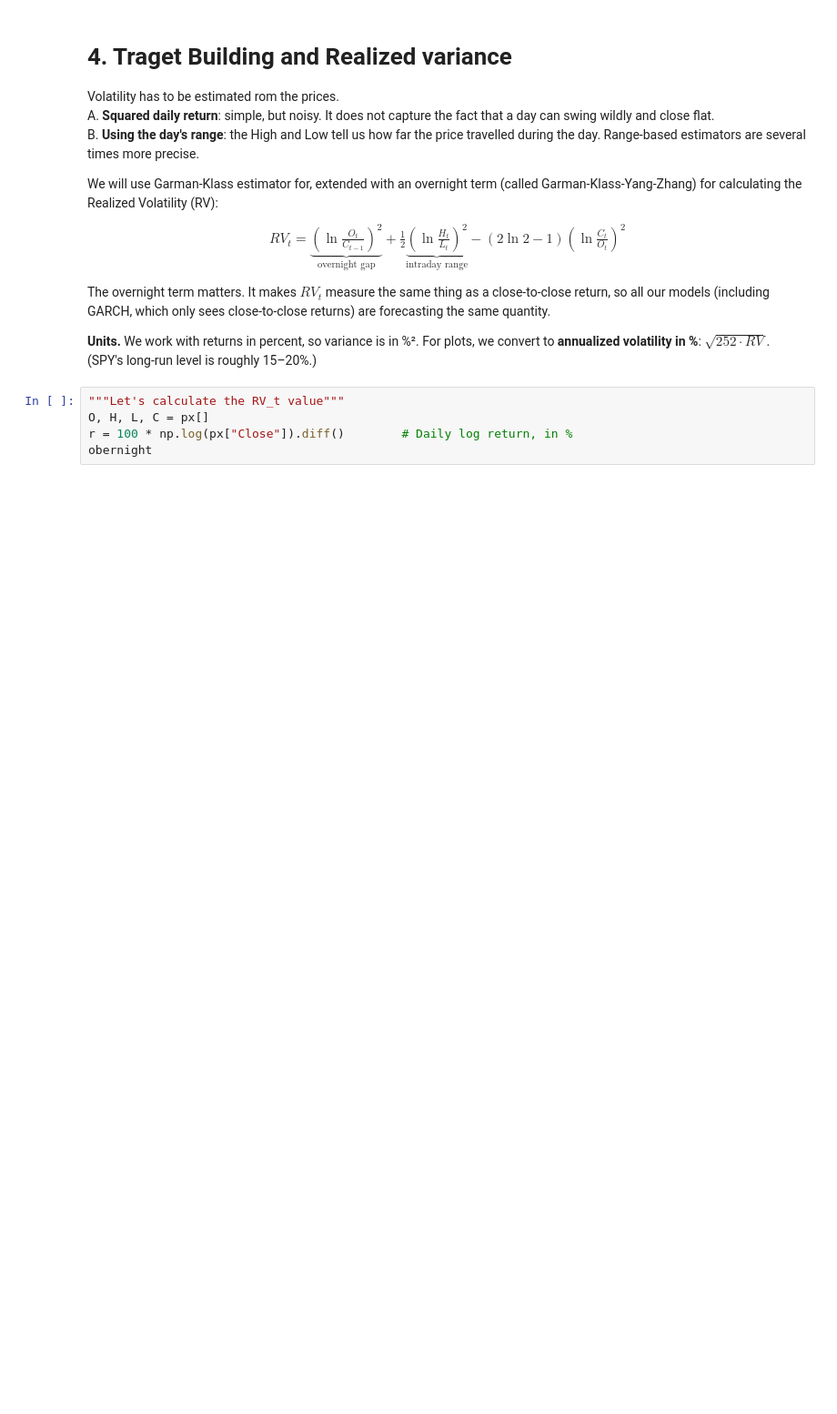
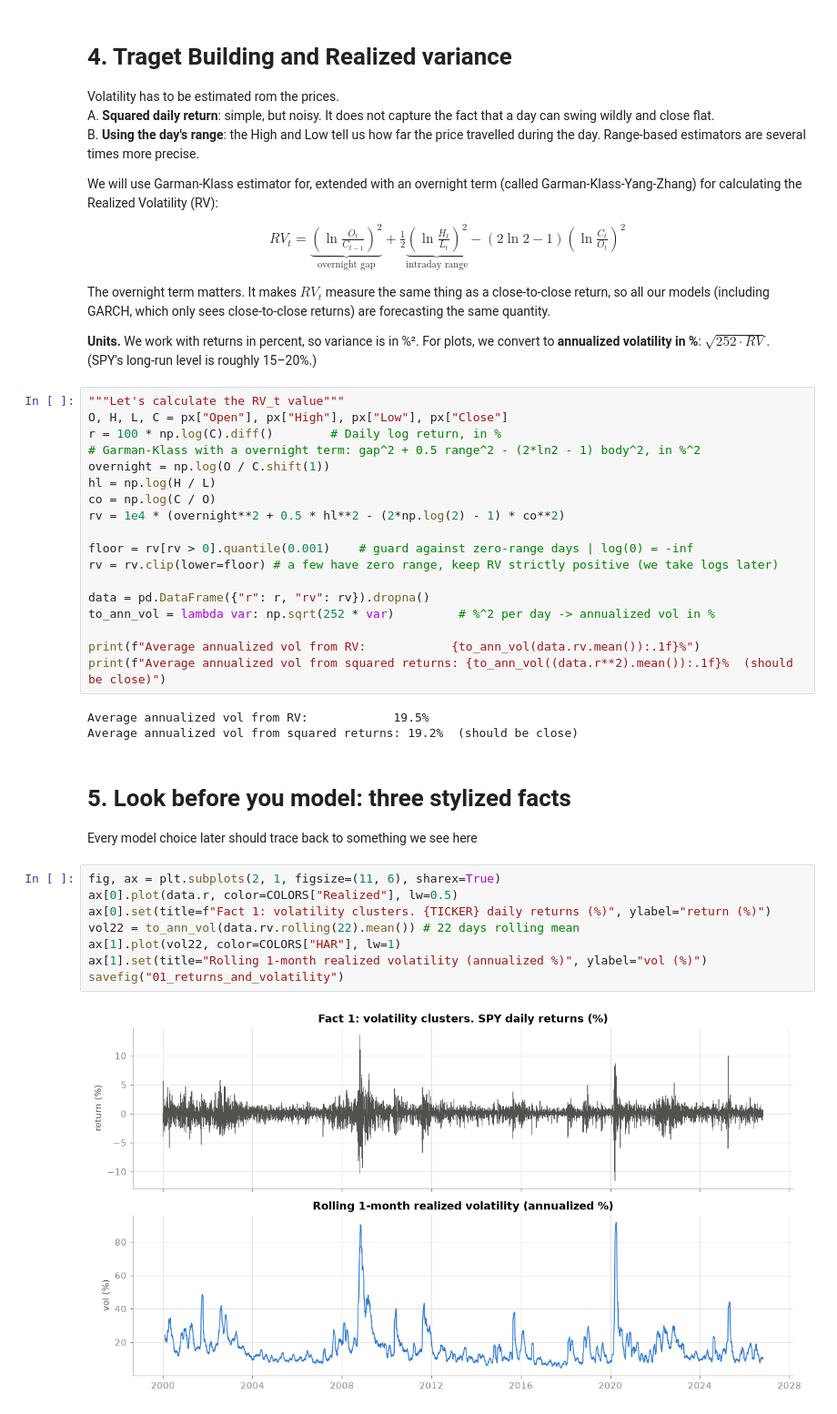
Before and after one commit to rajatsainju2025/volatility-forecasting, a Jupyter notebook: 01_volatility_forecasting.ipynb, the cells around one changed output. Shown at 91% size. Saved outputs shown, nothing was run; the diff lists cells and outputs as text; blank space fills up the shorter version.

Commit message:
Volatility clusters and 1 month realized volatility.

```diff
--- a/01_volatility_forecasting.ipynb
+++ b/01_volatility_forecasting.ipynb
@@ -118,9 +130,39 @@ models (including GARCH, which only sees close-to-close returns) are forecasting
 **annualized volatility in %**: $\sqrt{252 \cdot RV}$. (SPY's long-run level is roughly 15–20%.)
 # %%
 """Let's calculate the RV_t value"""
-O, H, L, C = px[]
-r = 100 * np.log(px["Close"]).diff()        # Daily log return, in %
-obernight
+O, H, L, C = px["Open"], px["High"], px["Low"], px["Close"]
+r = 100 * np.log(C).diff()        # Daily log return, in %
+# Garman-Klass with a overnight term: gap^2 + 0.5 range^2 - (2*ln2 - 1) body^2, in %^2
+overnight = np.log(O / C.shift(1))
+hl = np.log(H / L)
+co = np.log(C / O)
+rv = 1e4 * (overnight**2 + 0.5 * hl**2 - (2*np.log(2) - 1) * co**2)
+
+floor = rv[rv > 0].quantile(0.001)    # guard against zero-range days | log(0) = -inf
+rv = rv.clip(lower=floor) # a few have zero range, keep RV strictly positive (we take logs later)
+
+data = pd.DataFrame({"r": r, "rv": rv}).dropna()
+to_ann_vol = lambda var: np.sqrt(252 * var)         # %^2 per day -> annualized vol in %
+
+print(f"Average annualized vol from RV:            {to_ann_vol(data.rv.mean()):.1f}%")
+print(f"Average annualized vol from squared returns: {to_ann_vol((data.r**2).mean()):.1f}%  (should be close)")
+# %% [output]
+Average annualized vol from RV:            19.5%
+Average annualized vol from squared returns: 19.2%  (should be close)
+# %% [markdown]
+# 5. Look before you model: three stylized facts
+
+Every model choice later should trace back to something we see here
+# %%
+fig, ax = plt.subplots(2, 1, figsize=(11, 6), sharex=True)
+ax[0].plot(data.r, color=COLORS["Realized"], lw=0.5)
+ax[0].set(title=f"Fact 1: volatility clusters. {TICKER} daily returns (%)", ylabel="return (%)")
+vol22 = to_ann_vol(data.rv.rolling(22).mean()) # 22 days rolling mean
+ax[1].plot(vol22, color=COLORS["HAR"], lw=1)
+ax[1].set(title="Rolling 1-month realized volatility (annualized %)", ylabel="vol (%)")
+savefig("01_returns_and_volatility")
+# %% [output]
+[figure, added]
 # %%
 print(100 * np.log(px["Close"]),
       100 * np.log(px["Close"]).diff())
```
Also changed, not shown: parts of 4 cells of this notebook, 1 other file.
